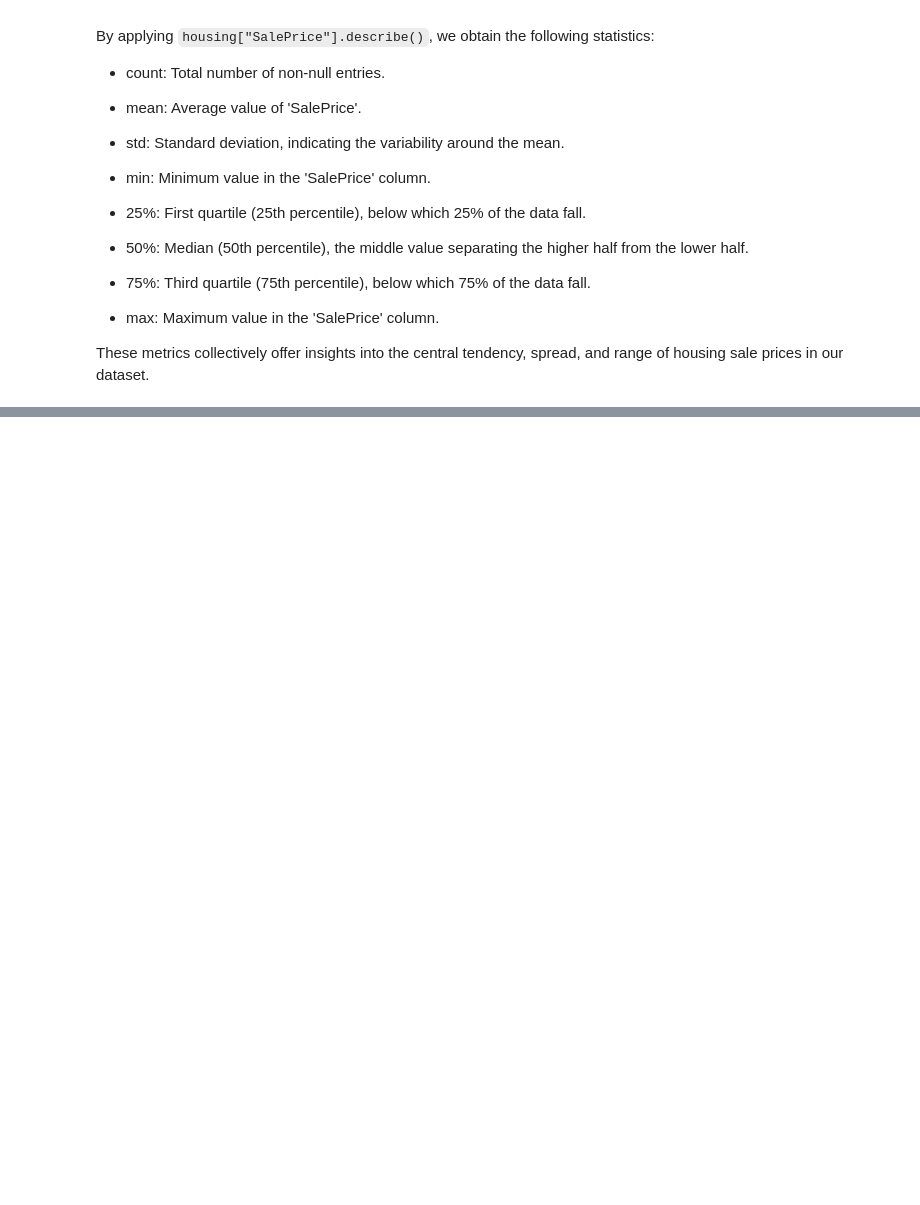
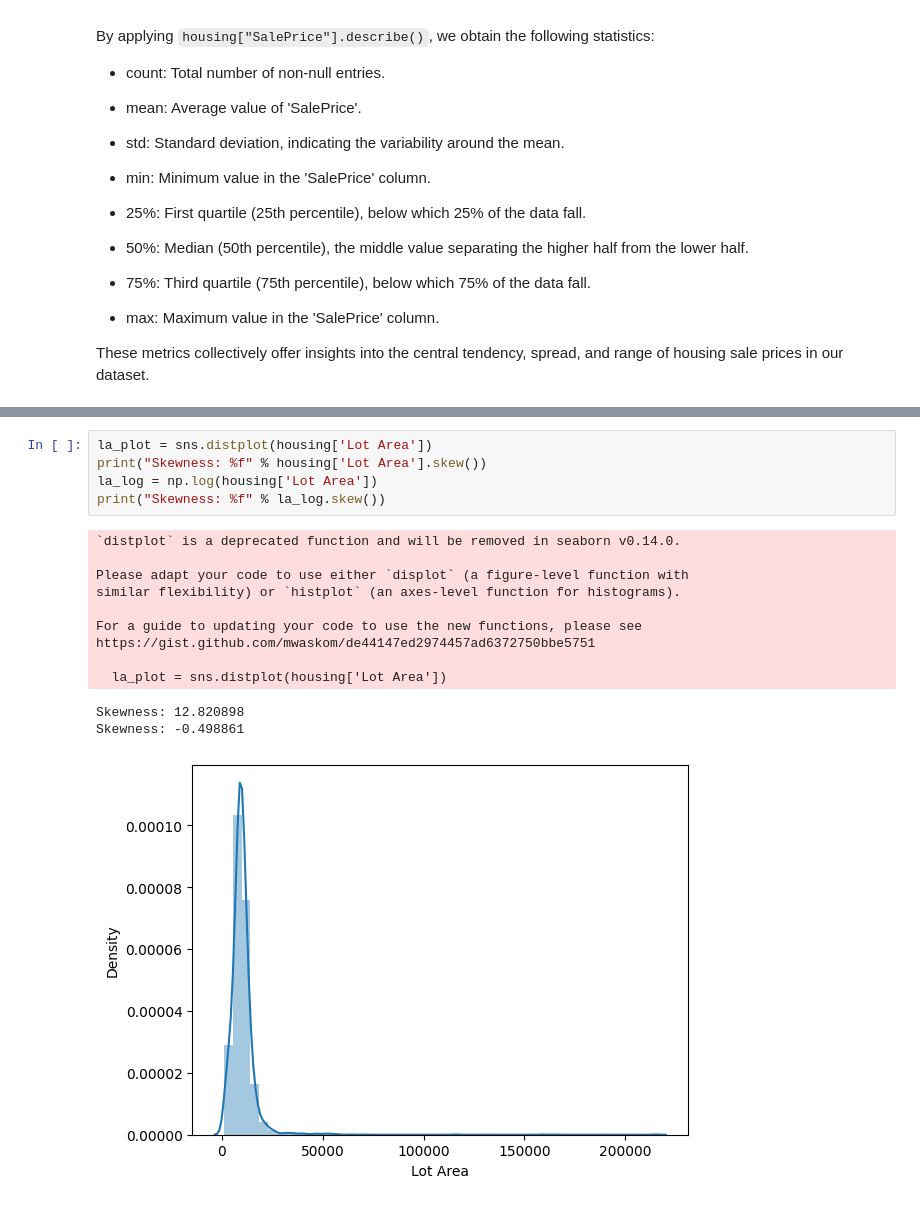
Before and after one commit to BabakDavarmanesh/Learning_MachineLearning, a Jupyter notebook: Machine_Learning_Data_Cleaning.ipynb, the cells around one changed output, grey strips where cells are left out. Saved outputs shown, nothing was run; the diff lists cells and outputs as text; blank space fills up the shorter version.

```diff
--- a/Machine_Learning_Data_Cleaning.ipynb
+++ b/Machine_Learning_Data_Cleaning.ipynb
@@ -136,0 +225,18 @@ These metrics collectively offer insights into the central tendency, spread, and
+# %%
+la_plot = sns.distplot(housing['Lot Area'])
+print("Skewness: %f" % housing['Lot Area'].skew())
+la_log = np.log(housing['Lot Area'])
+print("Skewness: %f" % la_log.skew())
+# %% [output]
+`distplot` is a deprecated function and will be removed in seaborn v0.14.0.
+
+Please adapt your code to use either `displot` (a figure-level function with
+similar flexibility) or `histplot` (an axes-level function for histograms).
+
+For a guide to updating your code to use the new functions, please see
+https://gist.github.com/mwaskom/de44147ed2974457ad6372750bbe5751
+
+  la_plot = sns.distplot(housing['Lot Area'])
+Skewness: 12.820898
+Skewness: -0.498861
+[figure, added]
```
Also changed, not shown: parts of 13 cells of this notebook.
